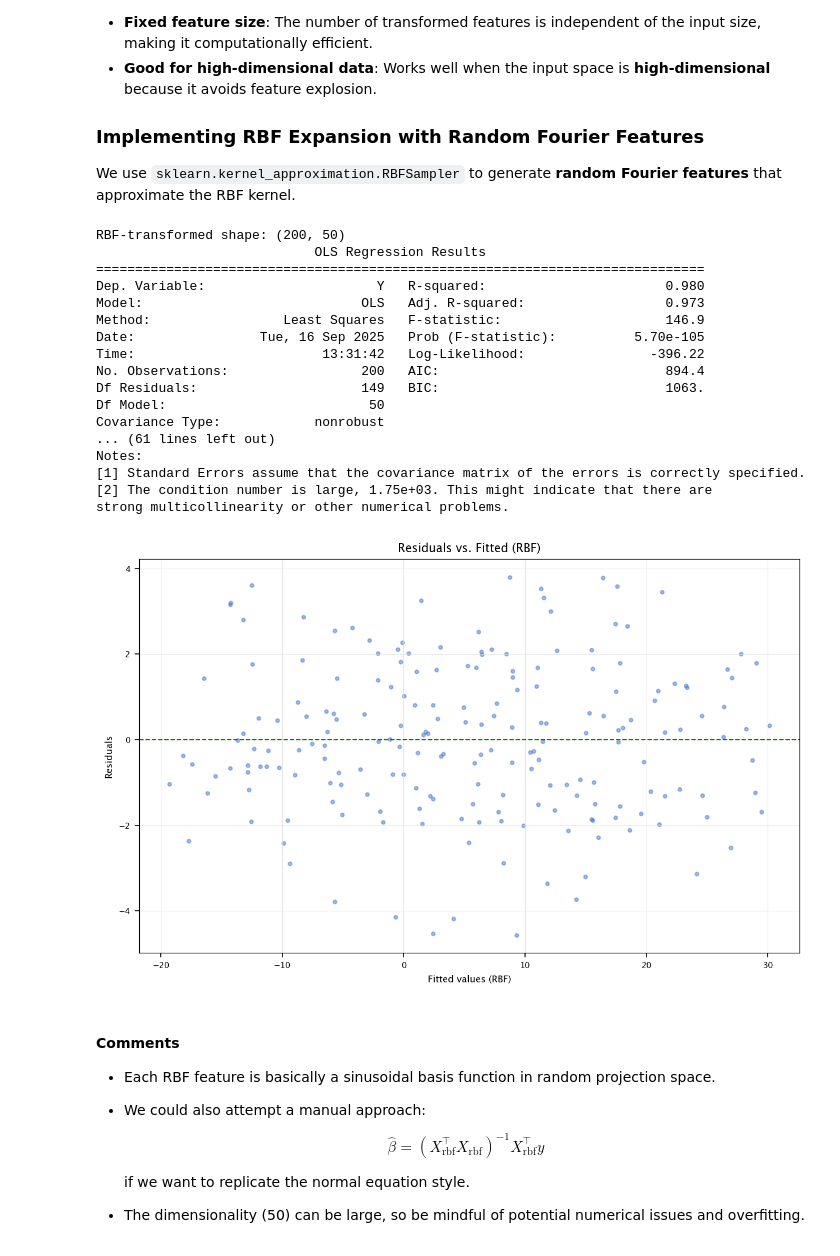
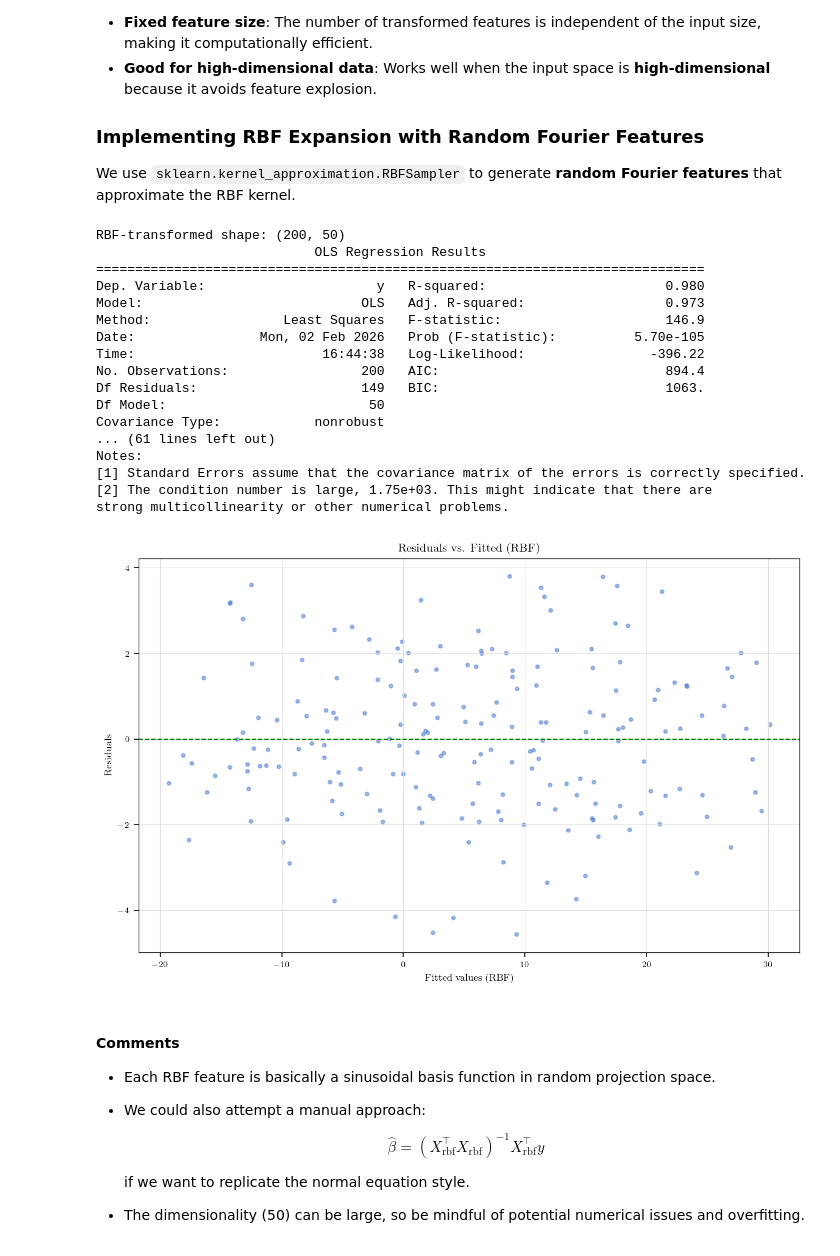
Before and after one commit to ulb-mlg/INFO-F422, a Jupyter notebook: practicals/_build/jupyter_execute/02.ipynb, the cells around one changed output. Drawn from its saved outputs; the diff is of its cells as text; code cells hidden in the pictures.

````diff
--- a/practicals/_build/jupyter_execute/02.ipynb
+++ b/practicals/_build/jupyter_execute/02.ipynb
@@ -60,19 +60,19 @@ sigma_true = 2.0
 
 beta_true = np.array([5.0, 1.5, -2.0, 0.5])
 
-X1 = np.random.uniform(-5, 5, size=N)
-X2 = np.random.uniform(-10, 10, size=N)
-X3 = np.random.normal(0, 2, size=N)
+x1 = np.random.uniform(-5, 5, size=N)
+x2 = np.random.uniform(-10, 10, size=N)
+x3 = np.random.normal(0, 2, size=N)
 
-df = pd.DataFrame({'X1':X1, 'X2':X2, 'X3':X3})
+df = pd.DataFrame({'x1':x1, 'x2':x2, 'x3':x3})
 
-Y_true = (beta_true[0]
-          + beta_true[1]*df['X1']
-          + beta_true[2]*df['X2']
-          + beta_true[3]*df['X3'])
+y_true = (beta_true[0]
+          + beta_true[1]*df['x1']
+          + beta_true[2]*df['x2']
+          + beta_true[3]*df['x3'])
 
 noise = np.random.normal(0, sigma_true, size=N)
-df['Y'] = Y_true + noise
+df['y'] = y_true + noise
 
 df.head()
 # %% [output]
@@ -180,8 +180,8 @@ We'll let `statsmodels` compute OLS, then compare the results in detail.
 Note, concretely, you are expected to be able to compute all the algorithms _by hand_, meaning, _in plain `Python` code_. However, in real-life, you can of course use the existing libraries, and knowing the most common ones is part of the basic knowledge expected from a modern data scientist.
 ```
 # %%
-X_design_sm = sm.add_constant(df[['X1','X2','X3']])
-model_ols = sm.OLS(df['Y'], X_design_sm).fit()
+X_design_sm = sm.add_constant(df[['x1','x2','x3']])
+model_ols = sm.OLS(df['y'], X_design_sm).fit()
 print(model_ols.summary())
 
 beta_hat_sm = model_ols.params.values
@@ -333,8 +333,8 @@ In Python, we can generate polynomial features using `sklearn.preprocessing.Poly
 from sklearn.preprocessing import PolynomialFeatures
 
 poly = PolynomialFeatures(degree=2, include_bias=False)
-X_poly = poly.fit_transform(df[['X1','X2','X3']])
-print("Original shape:", df[['X1','X2','X3']].shape)
+X_poly = poly.fit_transform(df[['x1','x2','x3']])
+print("Original shape:", df[['x1','x2','x3']].shape)
 print("Polynomial shape:", X_poly.shape)
 
 X_poly_mat = np.column_stack([np.ones(N), X_poly])
@@ -462,45 +462,45 @@ We use `sklearn.kernel_approximation.RBFSampler` to generate **random Fourier fe
 from sklearn.kernel_approximation import RBFSampler
 
 rbf = RBFSampler(gamma=0.05, n_components=50, random_state=123)
-X_rbf = rbf.fit_transform(df[['X1','X2','X3']])
+X_rbf = rbf.fit_transform(df[['x1','x2','x3']])
 print("RBF-transformed shape:", X_rbf.shape)
 
 # We'll do OLS with statsmodels for brevity:
 X_rbf_sm = sm.add_constant(X_rbf)
-model_rbf_sm = sm.OLS(df['Y'], X_rbf_sm).fit()
+model_rbf_sm = sm.OLS(df['y'], X_rbf_sm).fit()
 
 print(model_rbf_sm.summary())
 
 resid_rbf = model_rbf_sm.resid
 fitted_rbf = model_rbf_sm.fittedvalues
 
 plt.figure(figsize=(10, 6))
 plt.scatter(fitted_rbf, resid_rbf, alpha=0.5)
 plt.axhline(y=0, color='green', linestyle='--')
 plt.xlabel("Fitted values (RBF)")
 plt.ylabel("Residuals")
 plt.title("Residuals vs. Fitted (RBF)")
 plt.grid("on")
 plt.show()
 # %% [output]
 RBF-transformed shape: (200, 50)
                             OLS Regression Results
 ==============================================================================
-Dep. Variable:                      Y   R-squared:                       0.980
+Dep. Variable:                      y   R-squared:                       0.980
 Model:                            OLS   Adj. R-squared:                  0.973
 Method:                 Least Squares   F-statistic:                     146.9
-Date:                Tue, 16 Sep 2025   Prob (F-statistic):          5.70e-105
-Time:                        13:31:42   Log-Likelihood:                -396.22
+Date:                Mon, 02 Feb 2026   Prob (F-statistic):          5.70e-105
+Time:                        16:44:38   Log-Likelihood:                -396.22
 No. Observations:                 200   AIC:                             894.4
 Df Residuals:                     149   BIC:                             1063.
 Df Model:                          50
 Covariance Type:            nonrobust
 ... (61 lines left out)
 Notes:
 [1] Standard Errors assume that the covariance matrix of the errors is correctly specified.
 [2] The condition number is large, 1.75e+03. This might indicate that there are
 strong multicollinearity or other numerical problems.
-[figure, old version]
+[figure, new version]
 # %% [markdown]
 #### Comments
 - Each RBF feature is basically a sinusoidal basis function in random projection space.
````
Also changed, not shown: parts of 15 cells of this notebook, 35 other files.
